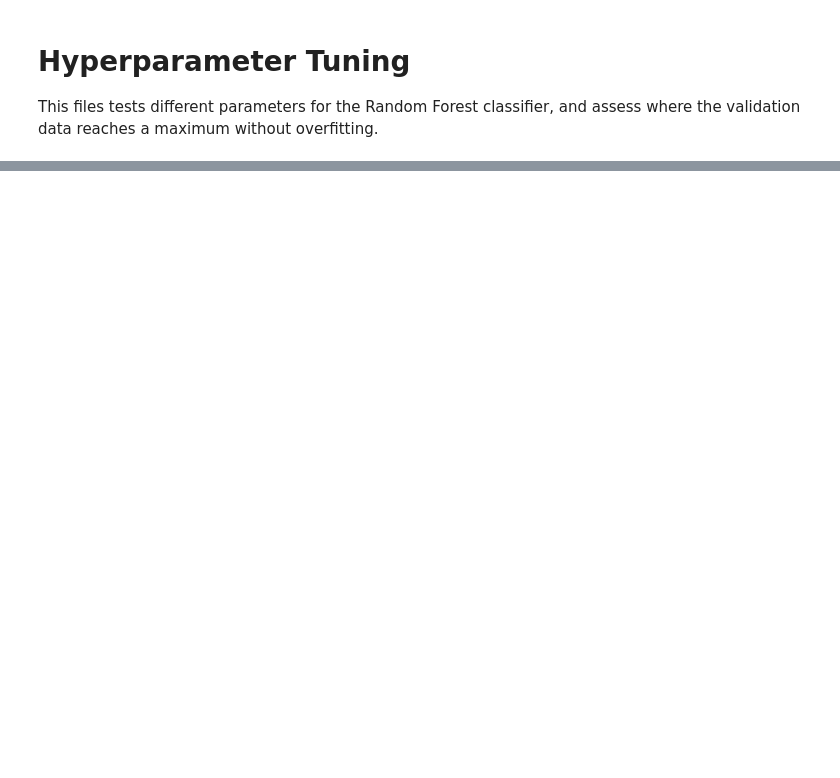
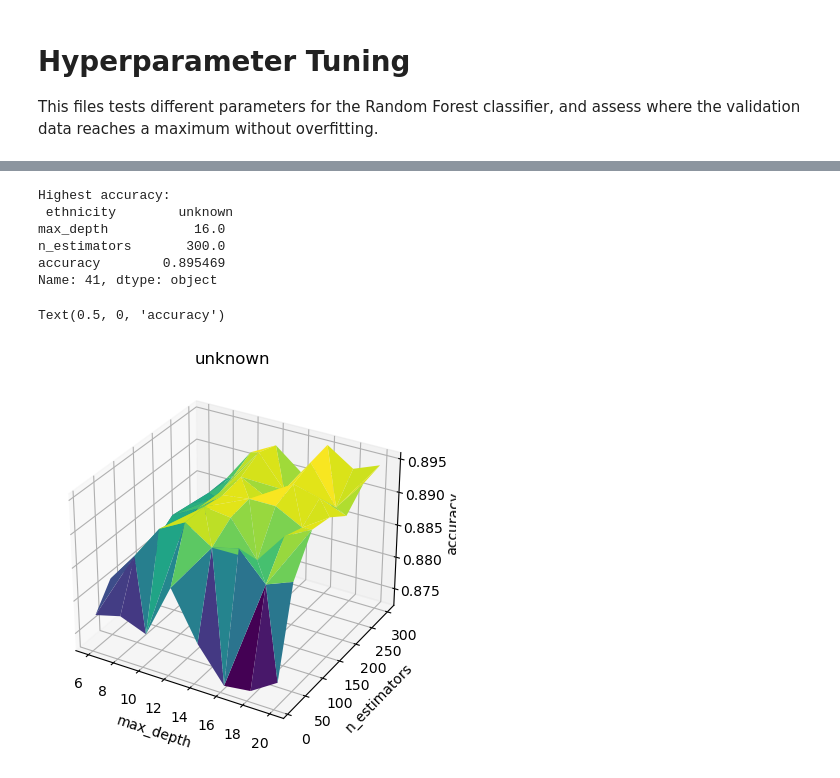
Before and after one commit to AnnikaLarissa/MIMIC-IV, a Jupyter notebook: hyperparameter_tuning.ipynb, the cells around one changed output, grey strips where cells are left out. Drawn from its saved outputs; the diff is of its cells as text; code cells hidden in the pictures; blank space fills up the shorter version.

Commit message:
Fix plots

```diff
--- a/hyperparameter_tuning.ipynb
+++ b/hyperparameter_tuning.ipynb
@@ -200,3 +213,21 @@ accuracy                             0.869281
 Name: 8, dtype: object
 Text(0.5, 0, 'accuracy')
 [figure]
+# %%
+unknown = tuneOneEthnicity('unknown')
+print("Highest accuracy:\n", unknown.loc[unknown['accuracy'].idxmax()])
+ax = plt.axes(projection='3d')
+ax.plot_trisurf(unknown["max_depth"], unknown["n_estimators"], unknown["accuracy"], cmap='viridis', edgecolor='none')
+ax.set_title("unknown")
+ax.set_xlabel("max_depth")
+ax.set_ylabel("n_estimators")
+ax.set_zlabel("accuracy")
+# %% [output]
+Highest accuracy:
+ ethnicity        unknown
+max_depth           16.0
+n_estimators       300.0
+accuracy        0.895469
+Name: 41, dtype: object
+Text(0.5, 0, 'accuracy')
+[figure, added]
```
Also changed, not shown: parts of 9 cells of this notebook, 1 other file.
